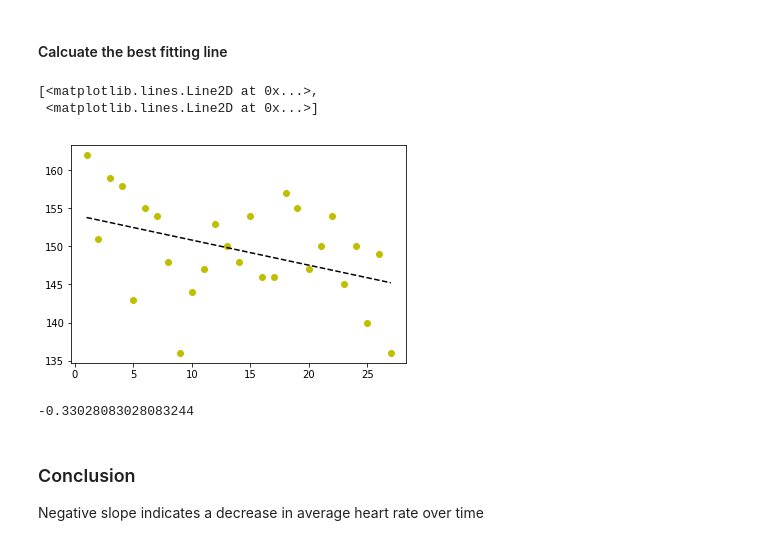
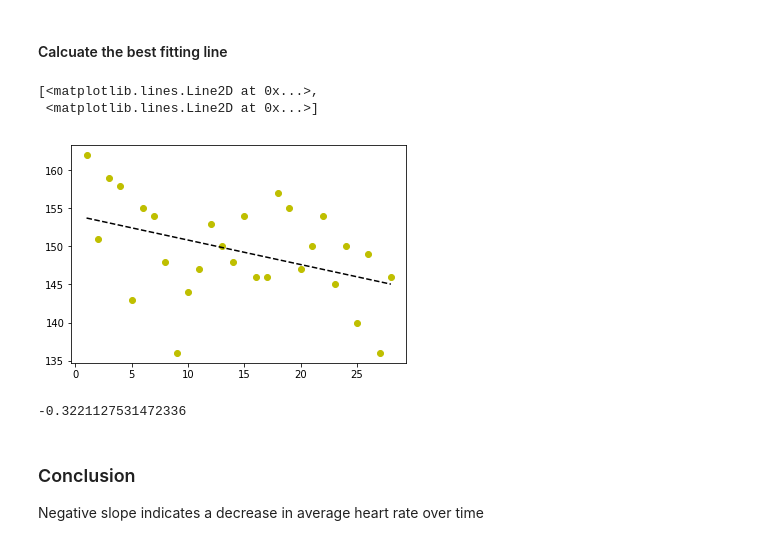
Before and after one commit to alabianca/OT_Reportv2, a Jupyter notebook: Untitled.ipynb, the cells around one changed output. Saved outputs shown, nothing was run; the diff lists cells and outputs as text; code cells hidden in the pictures.

```diff
--- a/Untitled.ipynb
+++ b/Untitled.ipynb
@@ -106,21 +122,21 @@ line = ot_df_cpy.plot(x='date', y='avg_heart_rate', kind='line', figsize=(20,5))
 # %%
 
 y = ot_df_cpy['avg_heart_rate']
-x = range(1,28)
+x = range(1,29)
 
 fit = np.polyfit(x,y,1)
 
 fit_fn = np.poly1d(fit)
 plt.pyplot.plot(x,y, 'yo', x, fit_fn(x), '--k')
 # %% [output]
 [<matplotlib.lines.Line2D at 0x...>,
  <matplotlib.lines.Line2D at 0x...>]
-[figure, old version]
+[figure, new version]
 # %%
 slope = fit[0]
 slope
 # %% [output]
--0.33028083028083244
+-0.3221127531472336
 # %% [markdown]
 ### Conclusion
 Negative slope indicates a decrease in average heart rate over time
```
Also changed, not shown: parts of 6 cells of this notebook, 5 other files.
